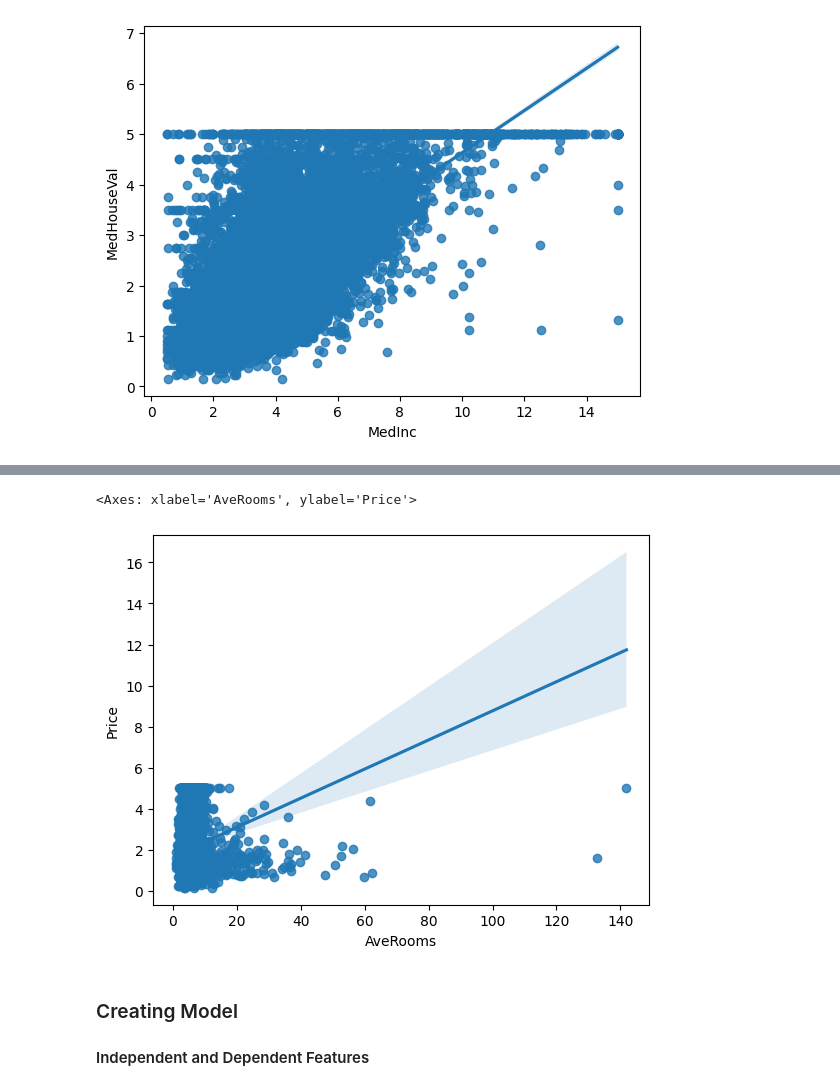
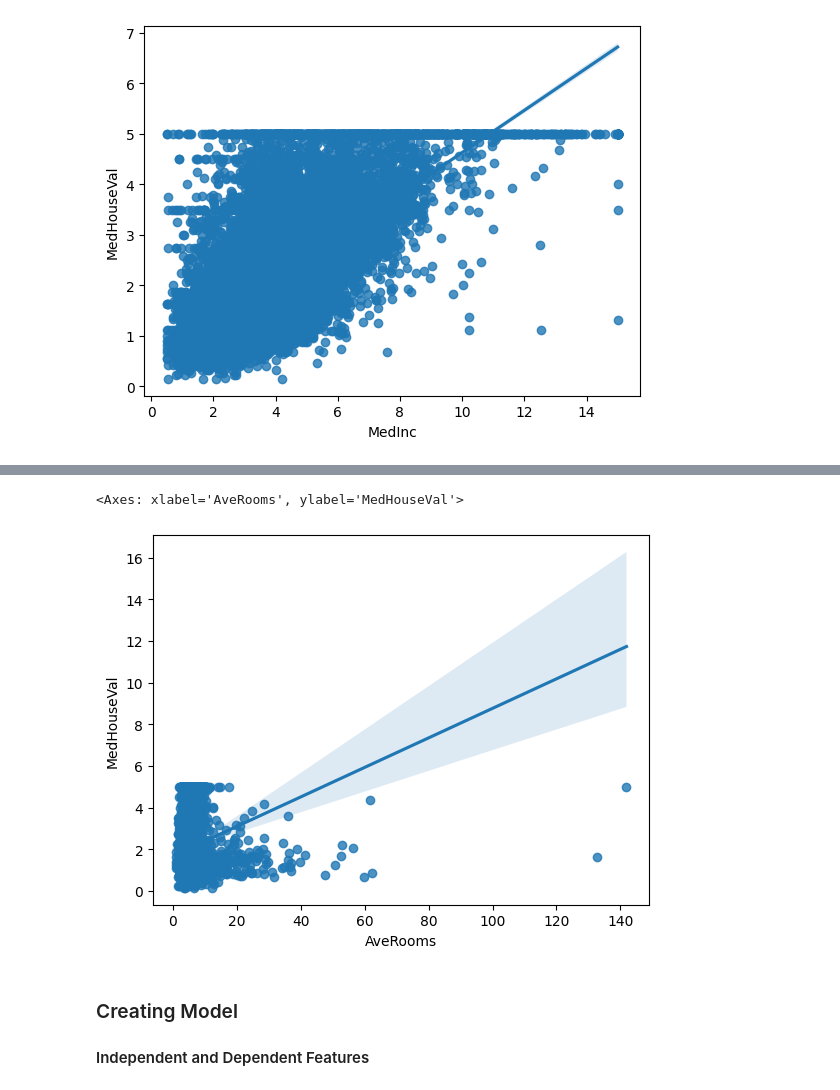
Before and after one commit to ommehta4920/californiahousepricing, a Jupyter notebook: housePrediction.ipynb, the cells around one changed output, grey strips where cells are left out. Saved outputs shown, nothing was run; the diff lists cells and outputs as text; code cells hidden in the pictures.

```diff
--- a/housePrediction.ipynb
+++ b/housePrediction.ipynb
@@ -193,8 +196,8 @@ sns.regplot(x="AveOccup", y="MedHouseVal", data=dataset)
 # %%
-sns.regplot(x="AveRooms", y="Price", data=dataset)
+sns.regplot(x="AveRooms", y="MedHouseVal", data=dataset)
 # %% [output]
-<Axes: xlabel='AveRooms', ylabel='Price'>
+<Axes: xlabel='AveRooms', ylabel='MedHouseVal'>
-[figure, old version]
+[figure, new version]
 # %% [markdown]
 ### Creating Model
 
```
Also changed, not shown: parts of 3 cells of this notebook, 4 other files.
